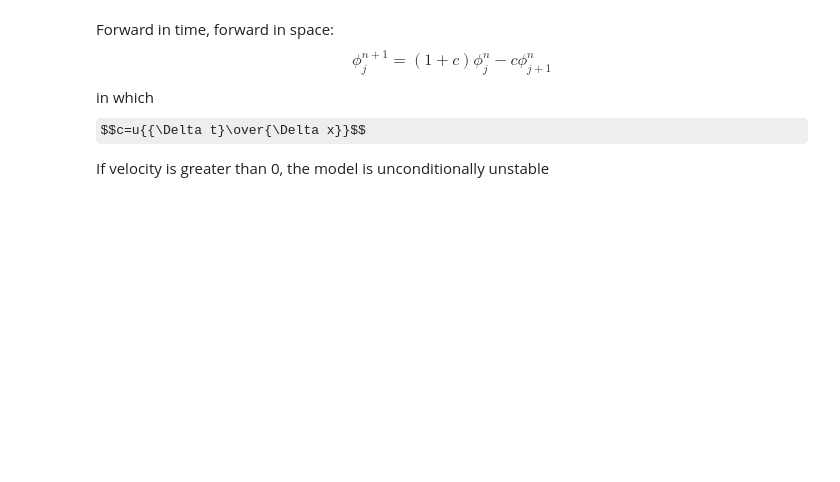
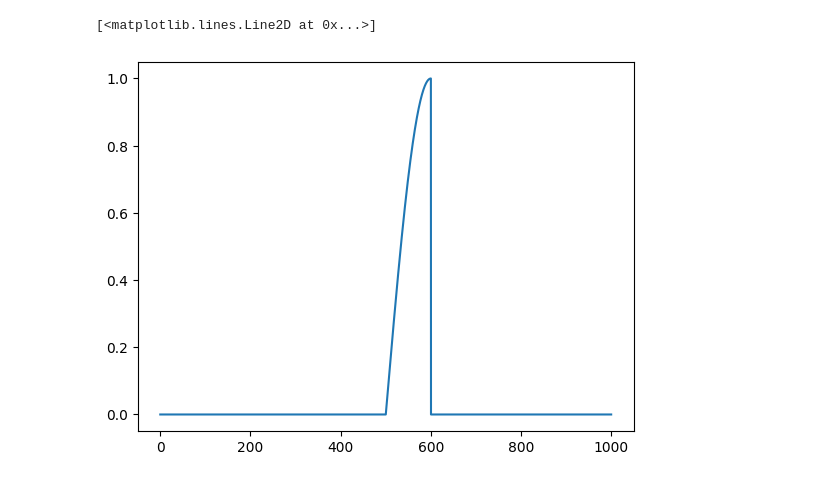
Before and after one commit to hnguyen-repos/numforGeosciences-ICTP, a Jupyter notebook: ex3.ipynb, the cells around one changed output. Saved outputs shown, nothing was run; the diff lists cells and outputs as text; code cells hidden in the pictures; some formulas as TeX source; blank space fills up the shorter version.

```diff
--- a/ex3.ipynb
+++ b/ex3.ipynb
@@ -83,8 +108,12 @@ evolution.showftbs()
-# %% [markdown]
-Forward in time, forward in space:
-$$\phi_j^{n+1} = (1+c)\phi_j^n - c\phi_{j+1}^n$$
-in which
-$$c=u{{\Delta t}\over{\Delta x}}$$
-
-If velocity is greater than 0, the model is unconditionally unstable
+# %%
+x = np.arange(0, 100, dx).tolist()
+y = funcAdvec_testFilter_1(x)
+
+x = np.arange(0, 1000, dx).tolist()
+y = funcAdvec_testFilter_2(x)
+
+plt.plot(x,y)
+# %% [output]
+[<matplotlib.lines.Line2D at 0x...>]
+[figure, added]
 # %%
```
Also changed, not shown: parts of 7 cells of this notebook, 4 other files.
